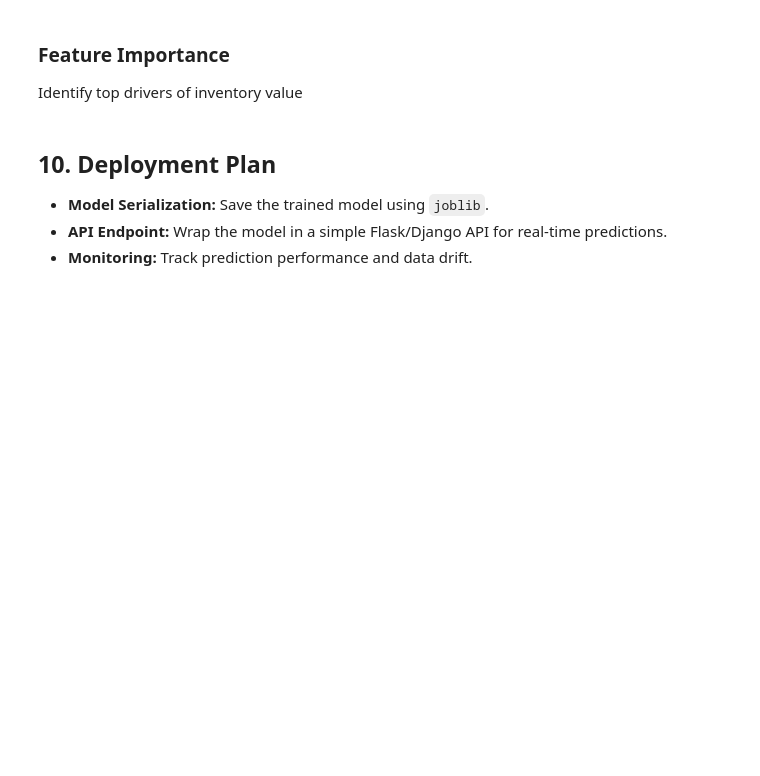
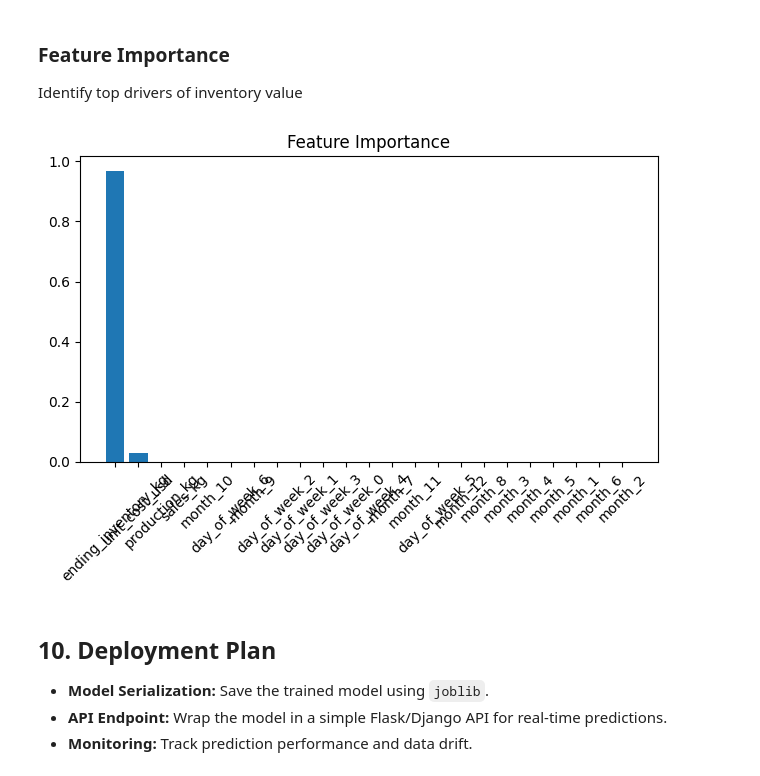
Before and after one commit to laithrasheed/Production-Engineering, a Jupyter notebook: ML/notebook1.ipynb, the cells around one changed output. Cells and saved outputs as stored; diff of their text form; code cells hidden in the pictures; blank space fills up the shorter version.

```diff
--- a/ML/notebook1.ipynb
+++ b/ML/notebook1.ipynb
@@ -163,17 +202,18 @@ print(f"R2 Score: {r2:.2%}")
 
 Identify top drivers of inventory value
 # %%
-importance = best_model.named_steps['regressor'].feature_importance_
+importance = best_model.named_steps['regressor'].feature_importances_
 feature_names = numeric_features + list(best_model.named_steps['preprocessor'].transformers_[1][1].get_feature_names_out(categorical_features))
 indices = np.argsort(importance)[::-1]
 
-# %%
 plt.figure()
 plt.title("Feature Importance")
 plt.bar(range(len(importance)), importance[indices])
 plt.xticks(range(len(importance)), [feature_names[i] for i in indices], rotation=45)
 plt.tight_layout()
 plt.show()
+# %% [output]
+[figure, added]
 # %% [markdown]
 ## 10. Deployment Plan
 
```
Also changed, not shown: parts of 7 cells of this notebook.
